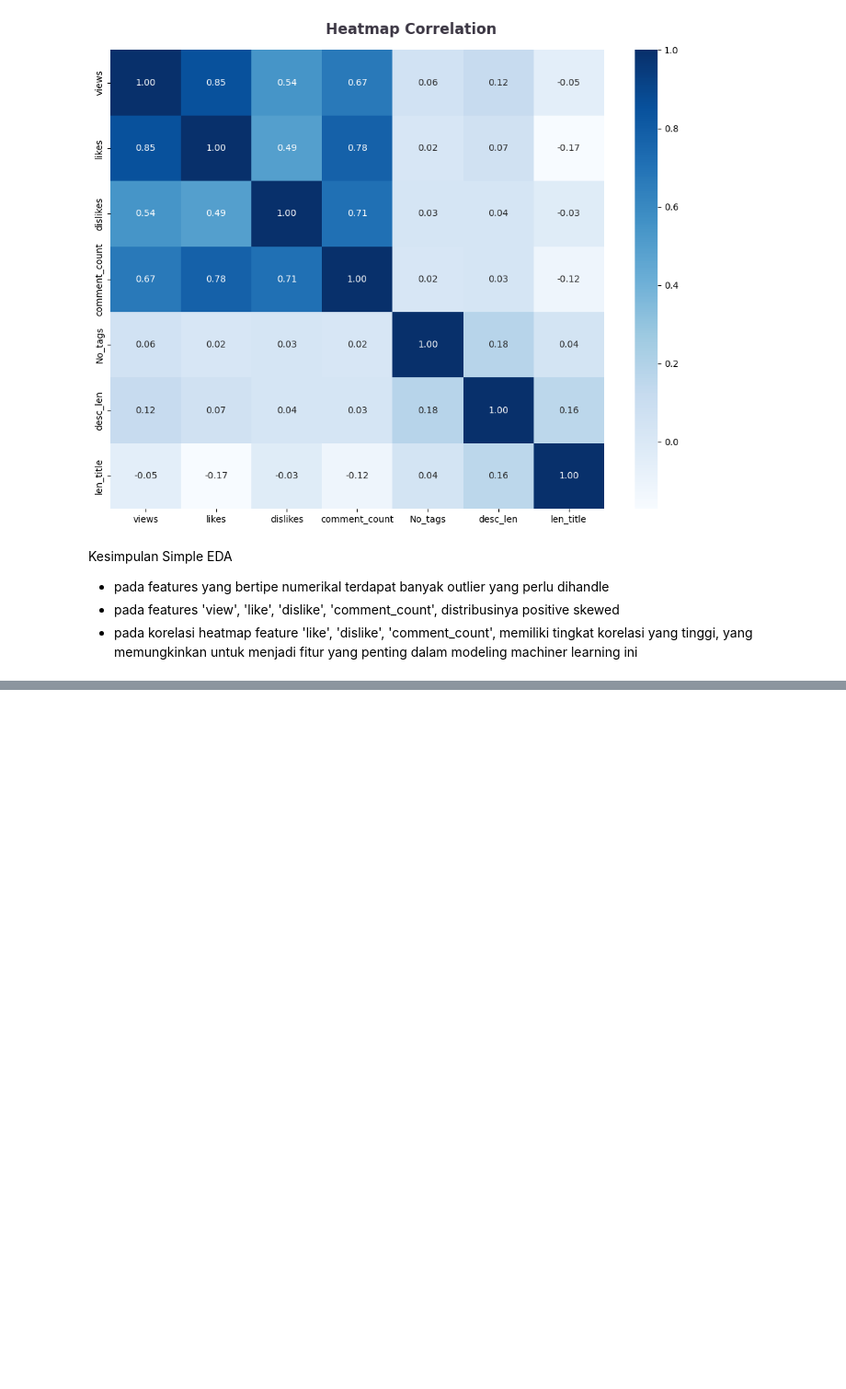
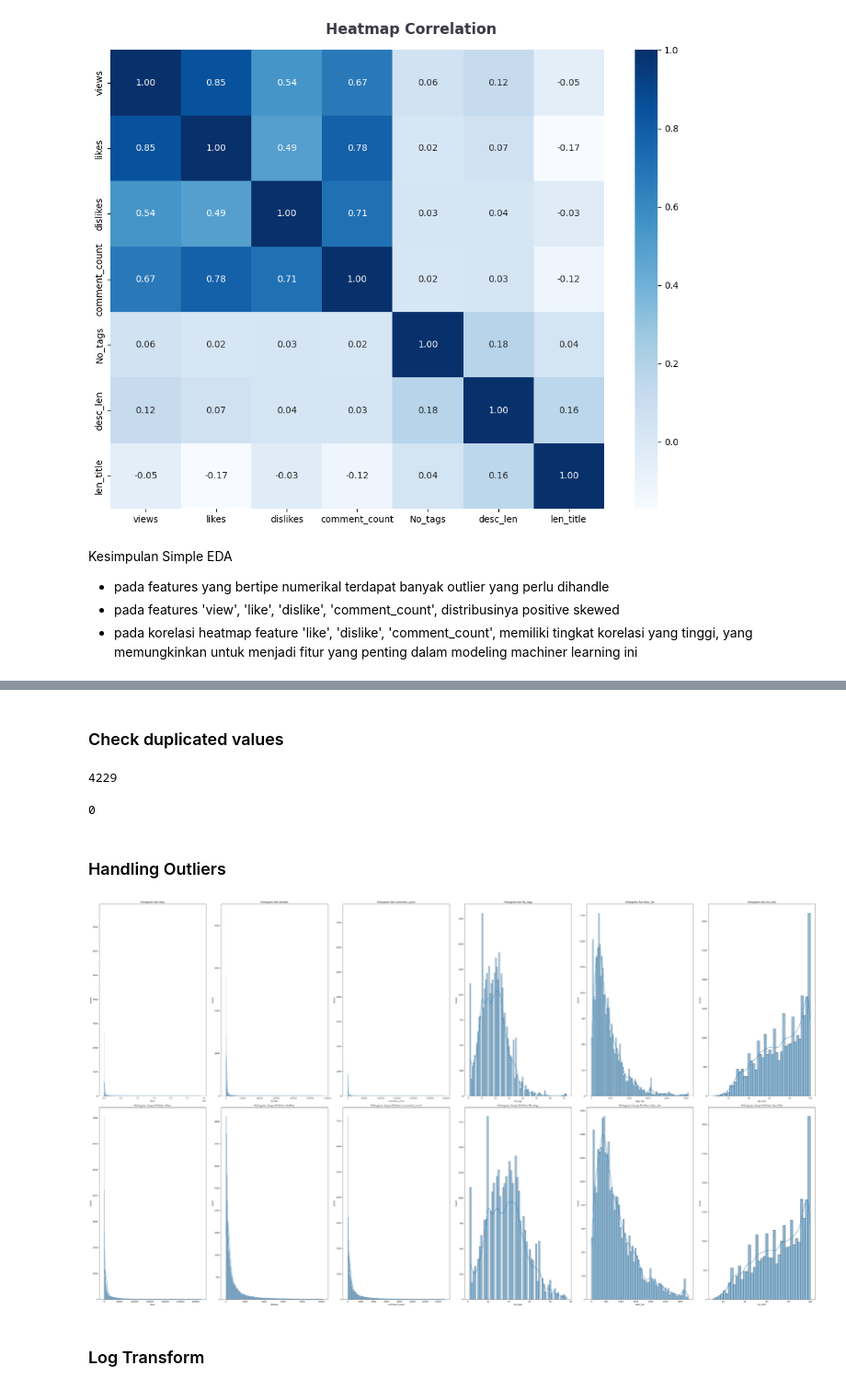
Before and after one commit to LimatanL/HW-k7, a Jupyter notebook: EDA_hw_k7.ipynb, the cells around one changed output, grey strips where cells are left out. Shown at 92% size. Cells and saved outputs as stored; diff of their text form; code cells hidden in the pictures; blank space fills up the shorter version.

```diff
--- a/EDA_hw_k7.ipynb
+++ b/EDA_hw_k7.ipynb
@@ -625,0 +589,6 @@ df_pre.duplicated().sum()
+# %% [markdown]
+### Check duplicated values
+# %%
+df.duplicated().sum()
+# %% [output]
+4229
@@ -625,0 +597,40 @@ df_pre.duplicated().sum()
+# %%
+df_pre.duplicated().sum()
+# %% [output]
+0
+# %% [markdown]
+### Handling Outliers
+# %%
+nums = ['likes', 'dislikes', 'comment_count', 'No_tags', 'desc_len', 'len_title']
+
+plt.figure(figsize=(50, 28))  # Tetapkan ukuran gambar secara keseluruhan
+
+# Loop melalui setiap kolom numerik
+for i in range(len(nums)):
+    current_column = nums[i]
+
+    plt.subplot(2, len(nums), i + 1)
+    sns.histplot(df_pre[current_column], kde=True)
+    plt.title(f'Histogram Asli {current_column}')
+    plt.xlabel(current_column)
+
+    # Hitung Z-score
+    z_scores = np.abs((df_pre[current_column] - df_pre[current_column].mean()) / df_pre[current_column].std())
+
+    threshold = 3
+
+    # Identifikasi dan tangani outliers
+    outliers = df_pre[z_scores > threshold]
+    df_pre = df_pre[z_scores <= threshold]
+
+    # Gunakan Seaborn untuk menggambar histogram tanpa outliers
+    plt.subplot(2, len(nums), i + 1 + len(nums))
+    sns.histplot(df_pre[current_column], kde=True)
+    plt.title(f'Histogram tanpa Outliers {current_column}')
+    plt.xlabel(current_column)
+plt.tight_layout()
+plt.show()
+# %% [output]
+[figure, added]
+# %% [markdown]
+### Log Transform
```
Also changed, not shown: parts of 52 cells of this notebook.
